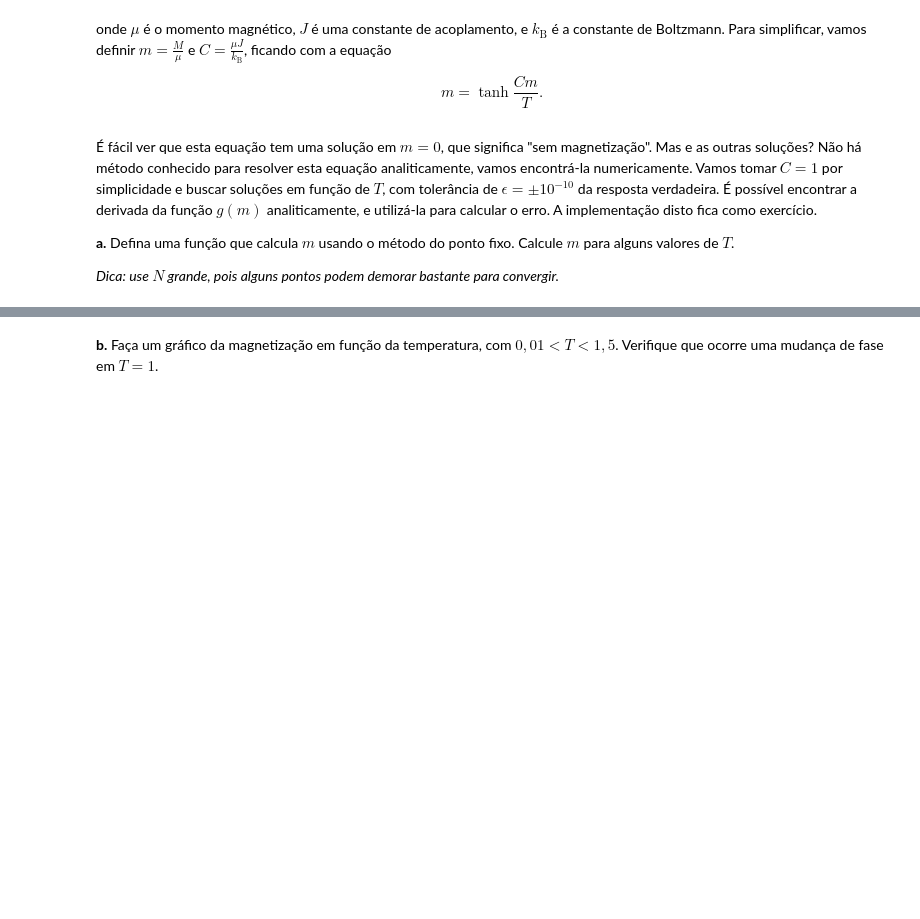
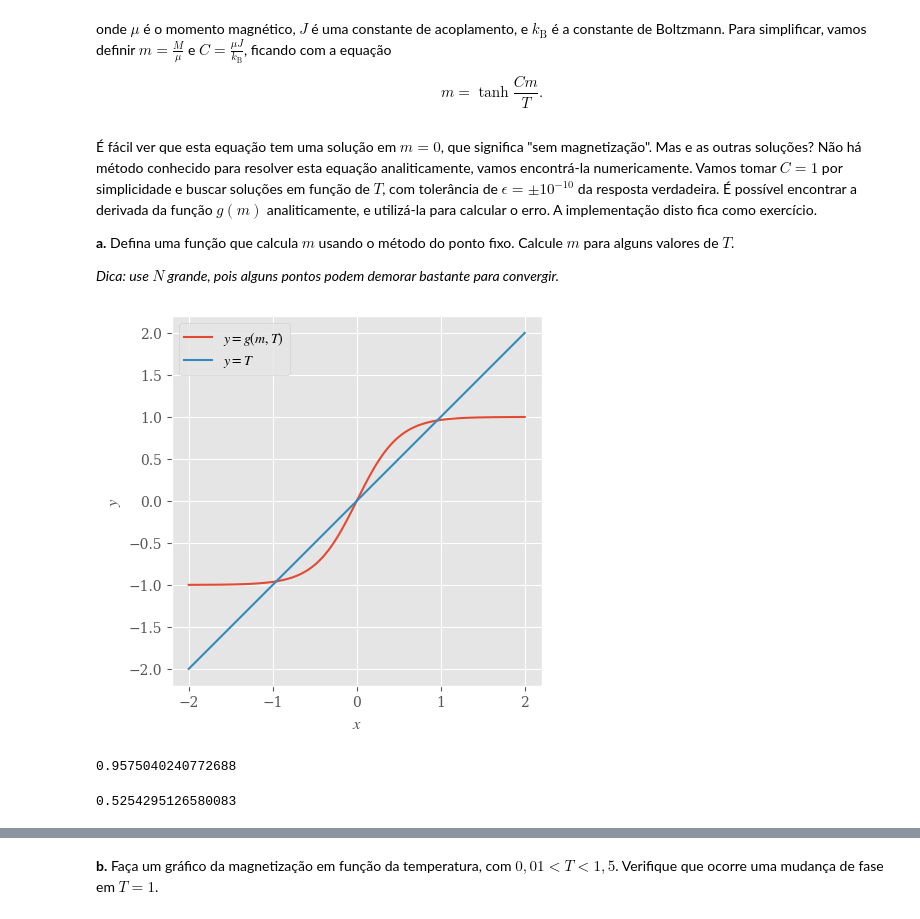
Before and after one commit to PFSLDO/FisicaComputacional, a Jupyter notebook: ponto_fixo.ipynb, the cells around one changed output, grey strips where cells are left out. Cells and saved outputs as stored; diff of their text form; code cells hidden in the pictures; blank space fills up the shorter version.

```diff
--- a/ponto_fixo.ipynb
+++ b/ponto_fixo.ipynb
@@ -263,3 +287,44 @@ $$
 **a.** Defina uma função que calcula $m$ usando o método do ponto fixo. Calcule $m$ para alguns valores de $T$.
 
 *Dica: use $N$ grande, pois alguns pontos podem demorar bastante para convergir.*
+# %%
+C = 1.0
+
+def g(m, T):
+    return np.tanh(C * m / T)
+
+fig, ax = plt.subplots()
+m = np.linspace(-2.0, 2.0, 200)
+
+T = 0.5
+ax.plot(m, g(m, T), label=r'$y = g(m, T)$')
+ax.plot(m, m, label=r'$y = T$')
+
+ax.set_ylabel(r'$y$')
+ax.set_xlabel(r'$x$')
+ax.legend()
+ax.set_aspect('equal')
+plt.show()
+# %% [output]
+[figure, added]
+# %%
+eps = 1e-10
+m = 0.5
+T = 0.5
+
+for n in range(200):
+    m = g(m, T)
+print(m)
+# %% [output]
+0.9575040240772688
+# %%
+def mag(T):
+    m = 0.5
+
+    for n in range(200):
+        m = g(m, T)
+    return m
+
+mag(0.9)
+# %% [output]
+0.5254295126580083
```
Also changed, not shown: parts of 4 cells of this notebook.
